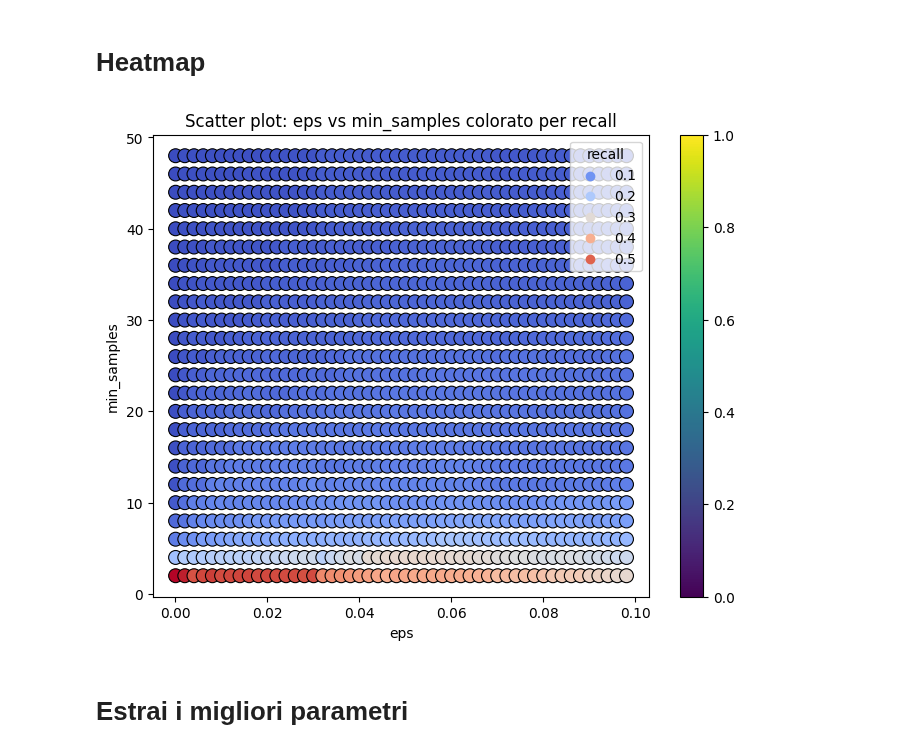
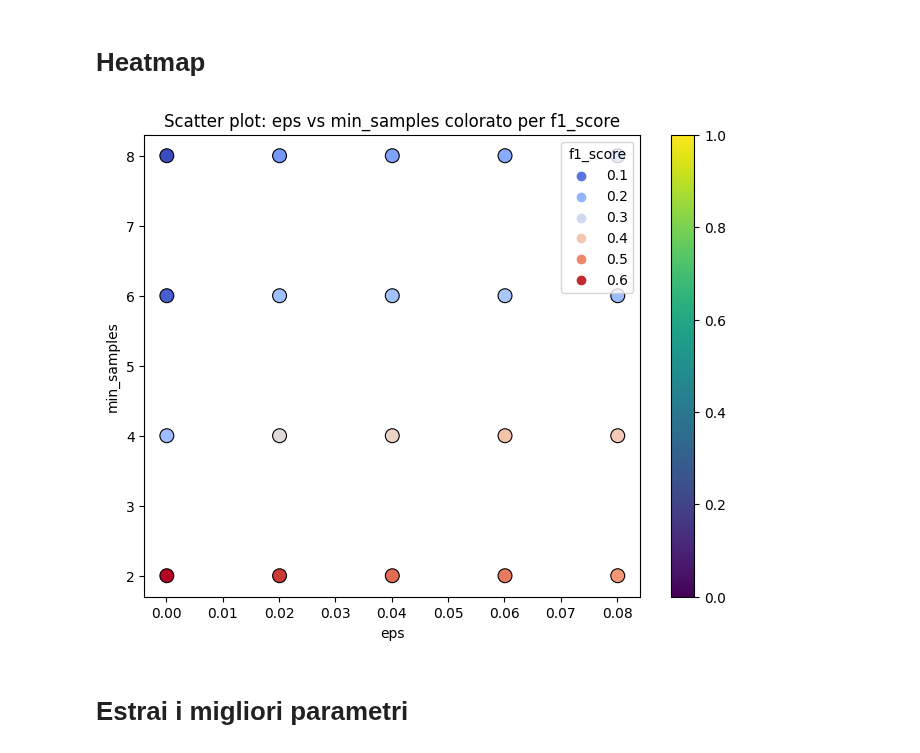
Before and after one commit to nudric25/tesi, a Jupyter notebook: CLU/CLU_mainclass.ipynb, the cells around one changed output. Cells and saved outputs as stored; diff of their text form; code cells hidden in the pictures.

```diff
--- a/CLU/CLU_mainclass.ipynb
+++ b/CLU/CLU_mainclass.ipynb
@@ -17,7 +17,7 @@ import seaborn as sns
 stops=pd.read_csv('/kaggle/input/porcodiooo/stops.csv')
 stops = stops[
     (stops['LATITUDE'] >= 49.9) & (stops['LATITUDE'] <= 55.8) &
-    (stops['LONGITUDE'] >= -6.4) & (stops['LONGITUDE'] <= 1.8) & (stops['DURATION']>5)
+    (stops['LONGITUDE'] >= -6.4) & (stops['LONGITUDE'] <= 1.8) & (stops['DURATION']>12)
 ]
 
 ports=pd.read_csv('/kaggle/input/tutti-i-porti/PORTS.csv')
@@ -30,9 +27,0 @@ ports = ports[
-# %%
-X = stops[['LONGITUDE', 'LATITUDE', 'DURATION']].copy()
-
-# Applica DBSCAN a tutto il dataset
-dbscan = DBSCAN(eps=0.05, min_samples=10)  # Puoi ottimizzare eps e min_samples
-clusters = dbscan.fit_predict(X[['LONGITUDE', 'LATITUDE']])
-
-# Aggiungi i risultati del clustering al dataset originale
-stops['cluster'] = clusters
@@ -220,9 +51,9 @@ def dbscan_clustering(stops, eps, min_samples):
     return centroids
 
 from geopy.distance import geodesic
-def calculate_precision_and_recall(centroids, ports, max_distance_nautical_miles=10):
+def calculate_precision_recall_f1(centroids, ports, max_distance_nautical_miles=10):
     """
-    Calcola la precisione e il richiamo per i centroidi dei cluster rispetto ai porti sulla base della distanza.
+    Calcola la precisione, il richiamo e l'F1-score per i centroidi dei cluster rispetto ai porti sulla base della distanza.
 
     Parametri:
     - centroids: DataFrame contenente i centroidi dei cluster con colonne 'CENTROID_LONGITUDE' e 'CENTROID_LATITUDE'.
@@ -232,6 +63,7 @@ def calculate_precision_and_recall(centroids, ports, max_distance_nautical_miles
     Restituisce:
     - precision: Precisione calcolata come TP / (TP + FP).
     - recall: Richiamo calcolato come TP / (TP + FN).
+    - f1_score: F1-score calcolato come 2 * (precision * recall) / (precision + recall).
     - tp_clusters: Lista dei cluster considerati True Positives.
     - fp_clusters: Lista dei cluster considerati False Positives.
     - fn_ports: Lista dei porti considerati False Negatives.
@@ -293,24 +125,27 @@ def calculate_precision_and_recall(centroids, ports, max_distance_nautical_miles
     precision = tp / (tp + fp) if (tp + fp) > 0 else 0
     recall = tp / (tp + fn) if (tp + fn) > 0 else 0
 
+    # Calcola F1-score
+    f1_score = 2 * (precision * recall) / (precision + recall) if (precision + recall) > 0 else 0
+
     total_clusters = tp + fp
 
-    return precision, recall,total_clusters
+    return precision, recall, f1_score, total_clusters
 # %% [markdown]
 # Grid search
 # %%
 results = []
-for e in tqdm(np.arange(0.0001, 0.1, 0.002)):
-    for m in range(2, 50, 2):
+for e in tqdm(np.arange(0.0001, 0.05, 0.001)):
+    for m in range(2, 6, 1):
         centroids = dbscan_clustering(stops, eps=e, min_samples=m)
-        precision, recall,total_clusters = calculate_precision_and_recall(centroids, ports)
+        precision, recall, f1_score, total_clusters = calculate_precision_recall_f1(centroids, ports)
 
         # Aggiungi i risultati attuali alla lista
         results.append({
             'eps': e,
             'min_samples': m,
-            'recall': recall,
-            'total_clusters': total_clusters  # Numero totale di cluster
+            'f1_score': f1_score,
+            'total_clusters': total_clusters
         })
 results_df = pd.DataFrame(results)
 results_df.to_csv('/kaggle/working/grid_search_parameters.csv')
@@ -319,24 +154,24 @@ results_df.to_csv('/kaggle/working/grid_search_parameters.csv')
 # %%
 
 plt.figure(figsize=(8, 6))
 scatter = sns.scatterplot(
     x='eps',
     y='min_samples',
-    hue='recall',
+    hue='f1_score',
     data=results_df,
     palette='coolwarm',
     s=100, # dimensione dei punti
     edgecolor='black'
 )
 
 plt.colorbar(scatter.collections[0])
 
-plt.title('Scatter plot: eps vs min_samples colorato per recall')
+plt.title('Scatter plot: eps vs min_samples colorato per f1_score')
 plt.xlabel('eps')
 plt.ylabel('min_samples')
 plt.show()
 # %% [output]
-[figure, old version]
+[figure, new version]
 # %% [markdown]
 # Estrai i migliori parametri
 # %%
```
Also changed, not shown: parts of 13 cells of this notebook.
